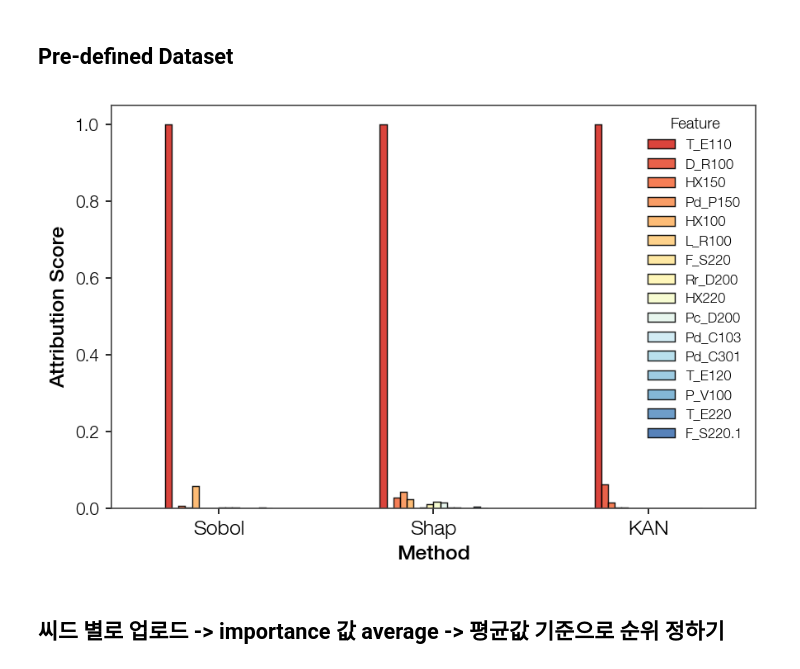
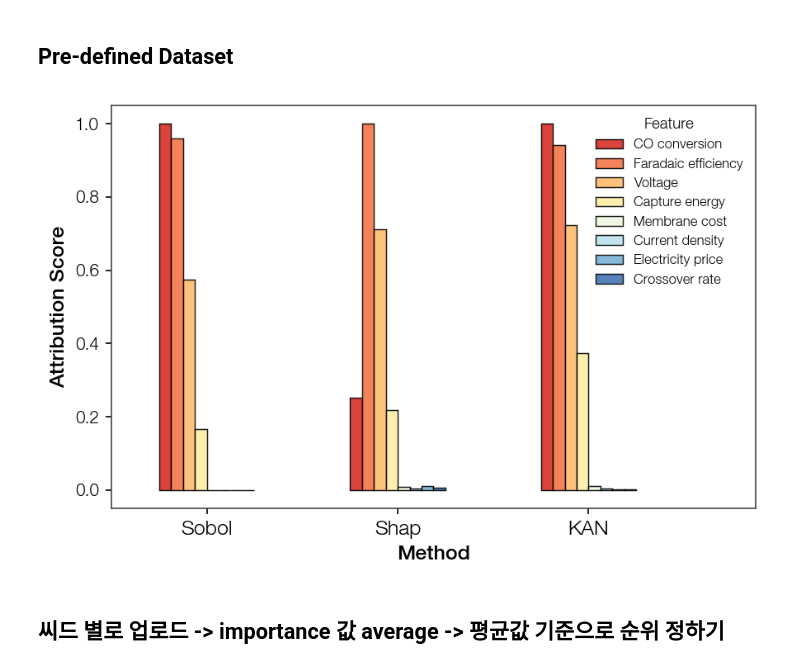
Before and after one commit to foodbanana/pykan, a Jupyter notebook: github/workflows/Hyein/plot_conventional.ipynb, the cells around one changed output. Drawn from its saved outputs; the diff is of its cells as text; code cells hidden in the pictures.

Commit message:
Abs(avg(SHAP_val)): CO2RRLCA gives greater deviation between SHAP-KAN/Sobol

```diff
--- a/github/workflows/Hyein/plot_conventional.ipynb
+++ b/github/workflows/Hyein/plot_conventional.ipynb
@@ -168,7 +168,7 @@ import pandas as pd
 import os
 import numpy as np
 
-name_data = 'CO2HEx10'
+name_data = 'CO2RRLCA'
 
 root_dir = r"D:\pykan\github\workflows\Hyein"
 file_sobol = os.path.join(root_dir, "material_nn_models", name_data, f"{name_data}_sobol_indices.csv")
@@ -176,7 +176,7 @@ file_shap = os.path.join(root_dir, "material_nn_models", name_data, f"{name_data
 file_kan = os.path.join(root_dir, "material_kan_models", name_data, f"{name_data}_global_attribution_scores.csv")
 
 files = [file_sobol, file_shap, file_kan]
-columns = ['First_Order (S1)', 'Mean_Abs_SHAP', 'Global_Attribution_Score']
+columns = ['First_Order (S1)', 'Abs_Mean_SHAP', 'Global_Attribution_Score']
 methods = ['Sobol', 'Shap', 'KAN']
 
 dfs = [pd.read_csv(f) for f in files]
@@ -195,34 +195,34 @@ df_transposed = df_methods.T
 
 # 3. Create the plot using pandas built-in wrapper
 # This automatically handles dynamic counts of features
 num_feat = len(df_transposed.columns)
 cmap = plt.get_cmap('RdYlBu')
 custom_colors = [cmap(x) for x in np.linspace(0.1, 0.9, num_feat)]
 ax = df_transposed.plot(kind='bar', rot=0, color=custom_colors, alpha=0.9)
 
 # 4. Customize axes and labels
 ax.set_xlabel('Method')
 ax.set_ylabel('Attribution Score')
 if "CO2RR" in name_data:
     # ax.legend(title='Feature', loc='upper center', ncols=4)
     # y_min, y_max = ax.get_ylim()
     # ax.set_ylim([y_min, y_max*1.2])
 
     ax.legend(title='Feature', loc='upper right')
     x_min, x_max = ax.get_xlim()
     ax.set_xlim([x_min, x_max*1.15])
 
 else:
     ax.legend(title='Feature')
 
 # Adjust layout and display
 plt.savefig(os.path.join(root_dir, "material_kan_models", name_data, f"{name_data}_VS_conventional.png"))
 plt.savefig(os.path.join(root_dir, "material_kan_models", name_data, f"{name_data}_VS_conventional.svg"), format='svg')
 plt.savefig(os.path.join(dir_paper_figure, f"VS_conventionals_{name_data}.png"))
 plt.savefig(os.path.join(dir_paper_figure, f"VS_conventionals_{name_data}.svg"), format='svg')
 plt.show()
 # %% [output]
-[figure, old version]
+[figure, new version]
 # %% [markdown]
 ## 씨드 별로 업로드 -> importance 값 average -> 평균값 기준으로 순위 정하기
 # %%
```
Also changed, not shown: parts of 2 cells of this notebook, 55 other files.
